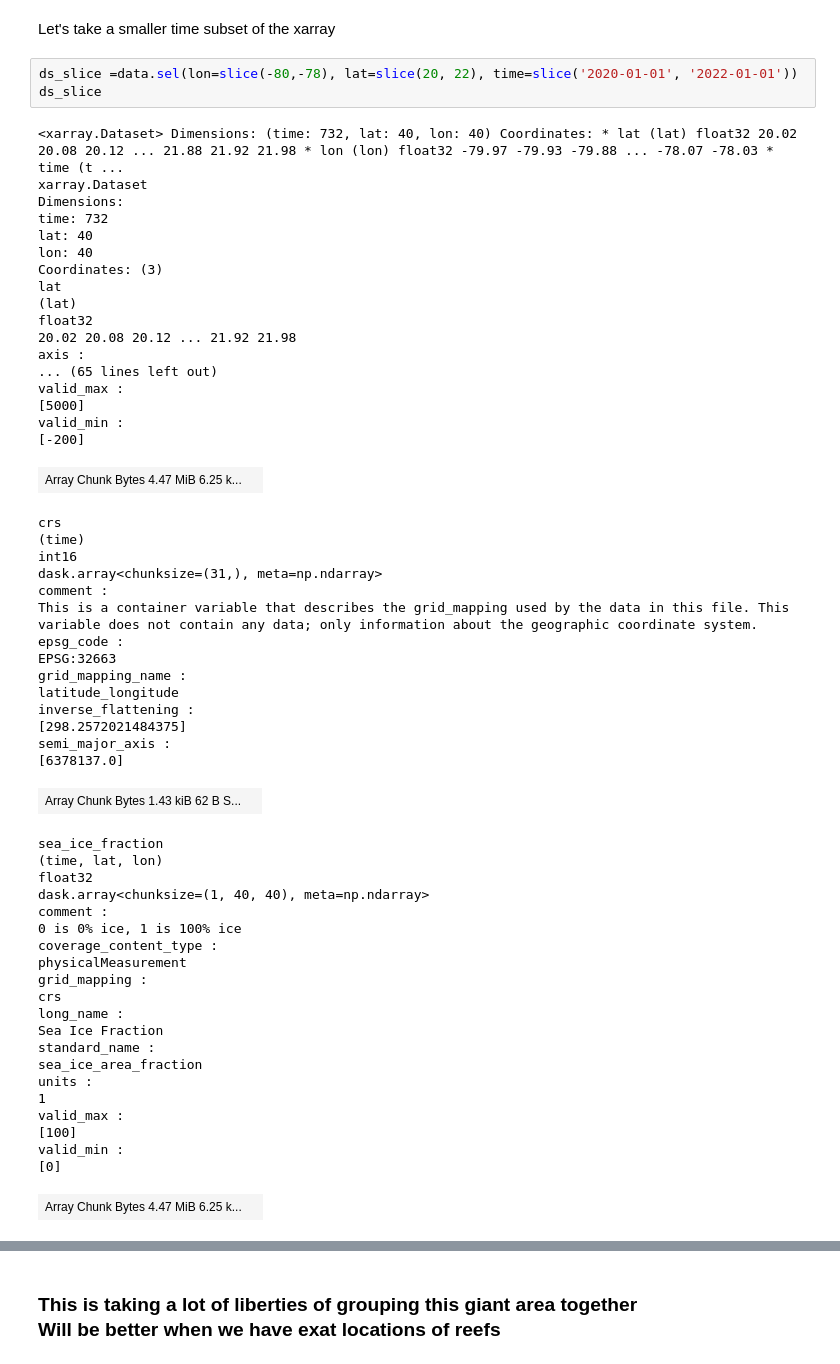
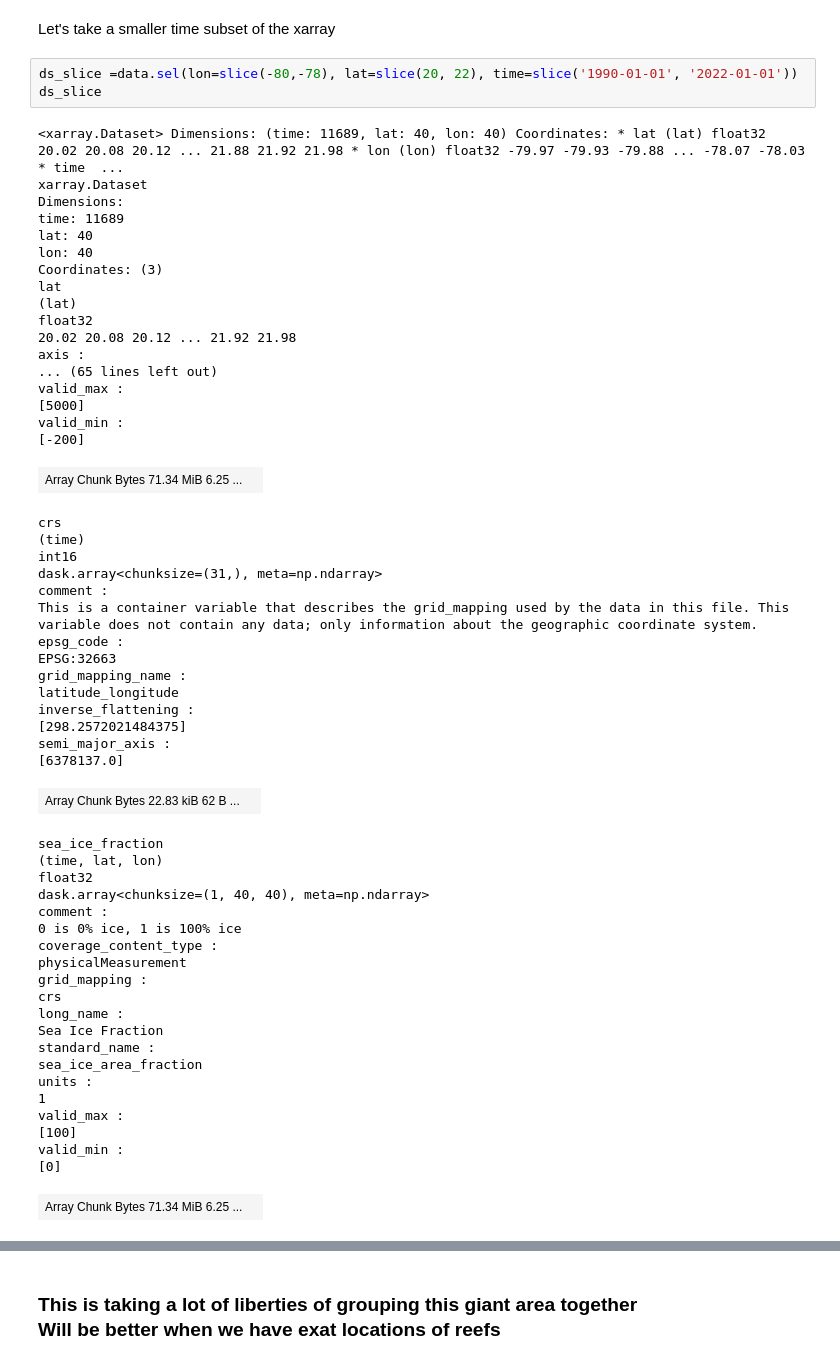
Before and after one commit to C4IROcean/OceanDataConnector, a Jupyter notebook: data/NOAA Coral Reef Watch/CRW_example_notebook.ipynb, the cells around one changed output, grey strips where cells are left out. Saved outputs shown, nothing was run; the diff lists cells and outputs as text.

```diff
--- a/data/NOAA Coral Reef Watch/CRW_example_notebook.ipynb
+++ b/data/NOAA Coral Reef Watch/CRW_example_notebook.ipynb
@@ -239,27 +269,27 @@ ds_slice.analysed_sst.isel(time=13000).plot(figsize=(8,8))
 # %% [markdown]
 Let's take a smaller time subset of the xarray
 # %%
-ds_slice =data.sel(lon=slice(-80,-78), lat=slice(20, 22), time=slice('2020-01-01', '2022-01-01'))
+ds_slice =data.sel(lon=slice(-80,-78), lat=slice(20, 22), time=slice('1990-01-01', '2022-01-01'))
 ds_slice
 # %% [output]
-<xarray.Dataset> Dimensions: (time: 732, lat: 40, lon: 40) Coordinates: * lat (lat) float32 20.02 20.08 20.12 ... 21.88 21.92 21.98 * lon (lon) float32 -79.97 -79.93 -79.88 ... -78.07 -78.03 * time (t ...
+<xarray.Dataset> Dimensions: (time: 11689, lat: 40, lon: 40) Coordinates: * lat (lat) float32 20.02 20.08 20.12 ... 21.88 21.92 21.98 * lon (lon) float32 -79.97 -79.93 -79.88 ... -78.07 -78.03 * time  ...
 xarray.Dataset
 Dimensions:
-time: 732
+time: 11689
 lat: 40
 lon: 40
 Coordinates: (3)
 lat
 (lat)
 float32
 20.02 20.08 20.12 ... 21.92 21.98
 axis :
 ... (65 lines left out)
 valid_max :
 [5000]
 valid_min :
 [-200]
-| Array Chunk Bytes 4.47 MiB 6.25 k... |  |
+| Array Chunk Bytes 71.34 MiB 6.25 ... |  |
 crs
 (time)
 int16
@@ -274,7 +304,7 @@ inverse_flattening :
 [298.2572021484375]
 semi_major_axis :
 [6378137.0]
-| Array Chunk Bytes 1.43 kiB 62 B S... |  |
+| Array Chunk Bytes 22.83 kiB 62 B ... |  |
 sea_ice_fraction
 (time, lat, lon)
 float32
@@ -295,7 +325,7 @@ valid_max :
 [100]
 valid_min :
 [0]
-| Array Chunk Bytes 4.47 MiB 6.25 k... |  |
+| Array Chunk Bytes 71.34 MiB 6.25 ... |  |
 Attributes: (58)
 Conventions :
 CF-1.6, ACDD-1.3
```
Also changed, not shown: parts of 21 cells of this notebook.
